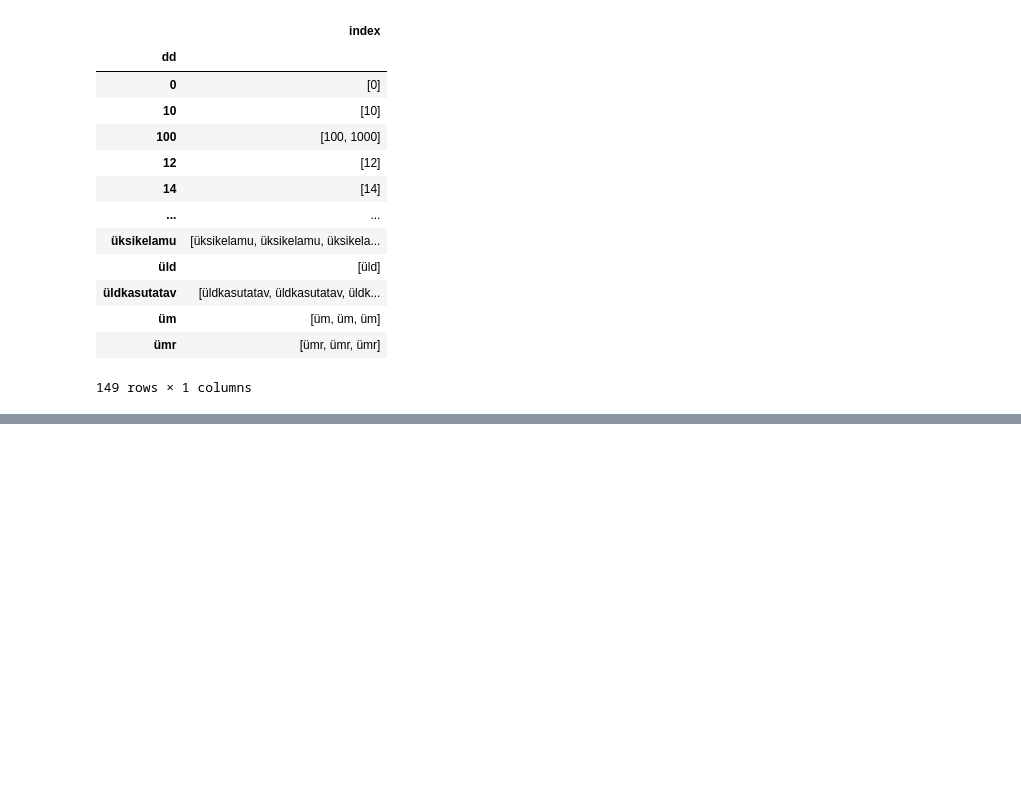
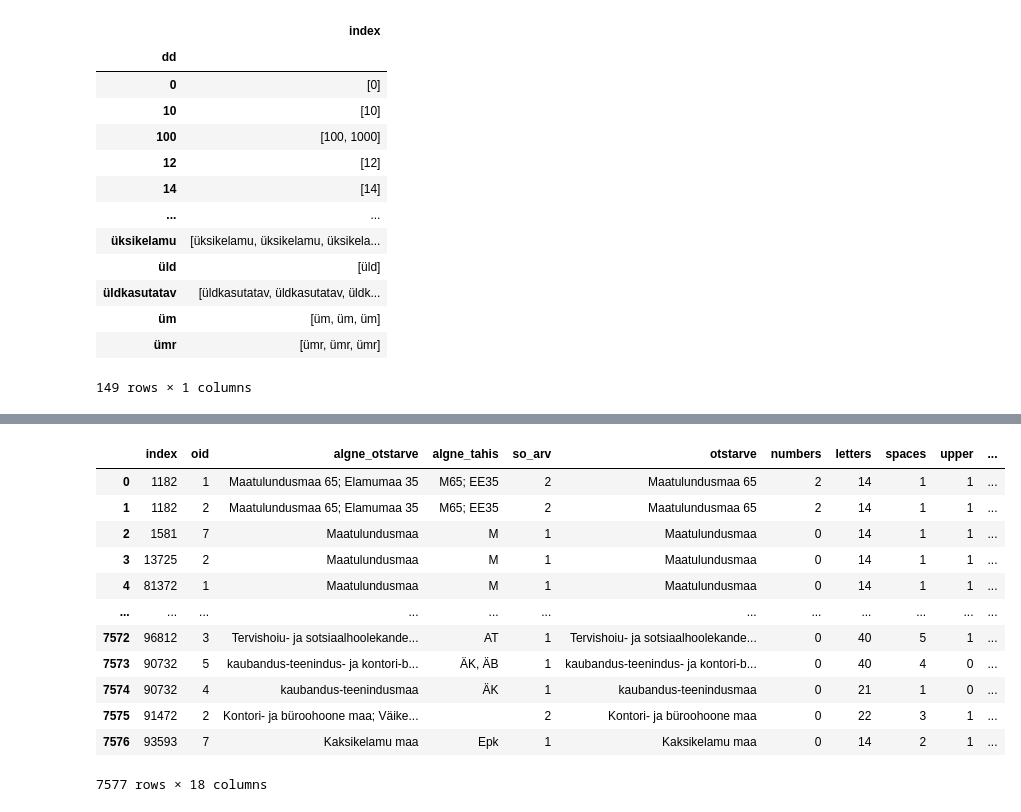
Before and after one commit to taavip/MAPlaneeringud, a Jupyter notebook: plan_analyys.ipynb, the cells around one changed output, grey strips where cells are left out. Saved outputs shown, nothing was run; the diff lists cells and outputs as text; code cells hidden in the pictures; blank space fills up the shorter version.

```diff
--- a/plan_analyys.ipynb
+++ b/plan_analyys.ipynb
@@ -496,0 +547,17 @@ result.groupby('index_x')['so_u'].apply(list).reset_index(name='new')
+# %%
+result_1 = pd.merge(df_1, result.groupby('index_x').agg({'so_u': [list],'ly_u': [list],'num_u': [list]}).reset_index(), left_on='otstarve_l', right_on='index_x')
+result_1
+# %% [output]
+|  | index | oid | algne_otstarve | algne_tahis | so_arv | otstarve | numbers | letters | spaces | upper | ... |
+| 0 | 1182 | 1 | Maatulundusmaa 65; Elamumaa 35 | M65; EE35 | 2 | Maatulundusmaa 65 | 2 | 14 | 1 | 1 | ... |
+| 1 | 1182 | 2 | Maatulundusmaa 65; Elamumaa 35 | M65; EE35 | 2 | Maatulundusmaa 65 | 2 | 14 | 1 | 1 | ... |
+| 2 | 1581 | 7 | Maatulundusmaa | M | 1 | Maatulundusmaa | 0 | 14 | 1 | 1 | ... |
+| 3 | 13725 | 2 | Maatulundusmaa | M | 1 | Maatulundusmaa | 0 | 14 | 1 | 1 | ... |
+| 4 | 81372 | 1 | Maatulundusmaa | M | 1 | Maatulundusmaa | 0 | 14 | 1 | 1 | ... |
+| ... | ... | ... | ... | ... | ... | ... | ... | ... | ... | ... | ... |
+| 7572 | 96812 | 3 | Tervishoiu- ja sotsiaalhoolekande... | AT | 1 | Tervishoiu- ja sotsiaalhoolekande... | 0 | 40 | 5 | 1 | ... |
+| 7573 | 90732 | 5 | kaubandus-teenindus- ja kontori-b... | ÄK, ÄB | 1 | kaubandus-teenindus- ja kontori-b... | 0 | 40 | 4 | 0 | ... |
+| 7574 | 90732 | 4 | kaubandus-teenindusmaa | ÄK | 1 | kaubandus-teenindusmaa | 0 | 21 | 1 | 0 | ... |
+| 7575 | 91472 | 2 | Kontori- ja büroohoone maa; Väike... |  | 2 | Kontori- ja büroohoone maa | 0 | 22 | 3 | 1 | ... |
+| 7576 | 93593 | 7 | Kaksikelamu maa | Epk | 1 | Kaksikelamu maa | 0 | 14 | 2 | 1 | ... |
+7577 rows × 18 columns
```
Also changed, not shown: parts of 22 cells of this notebook.
